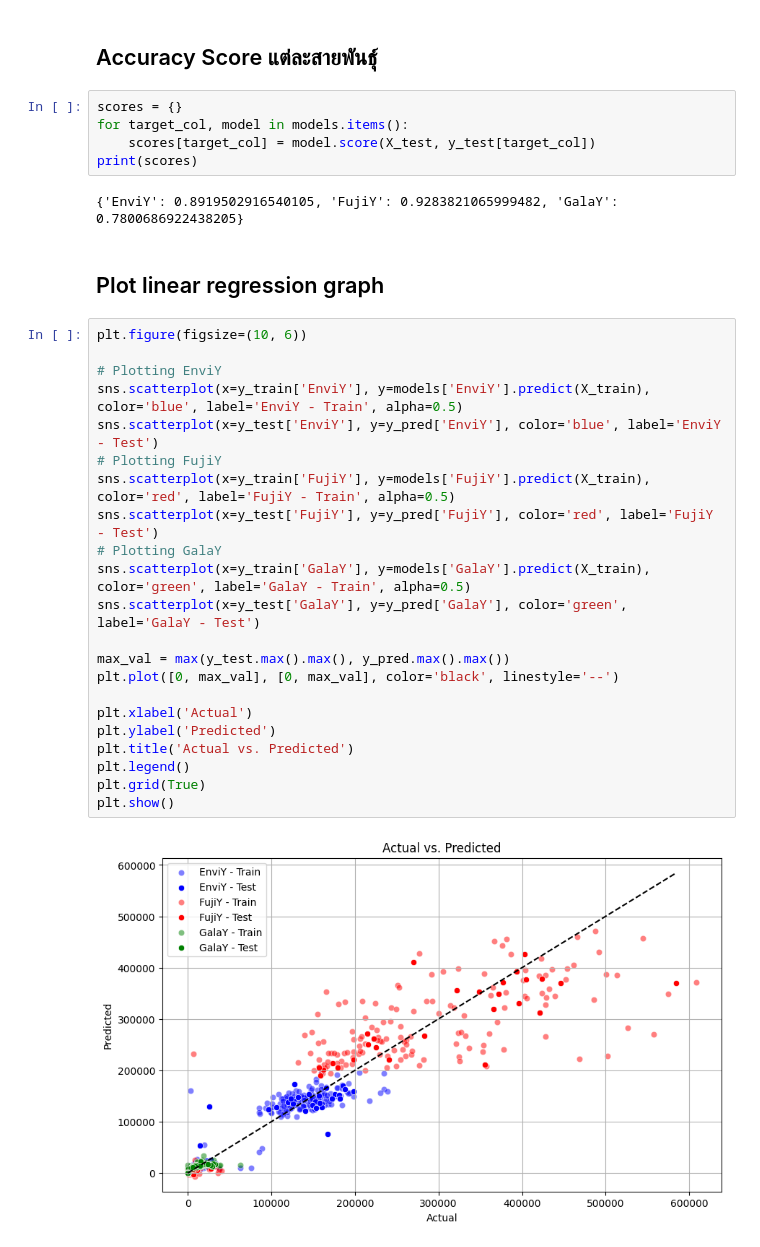
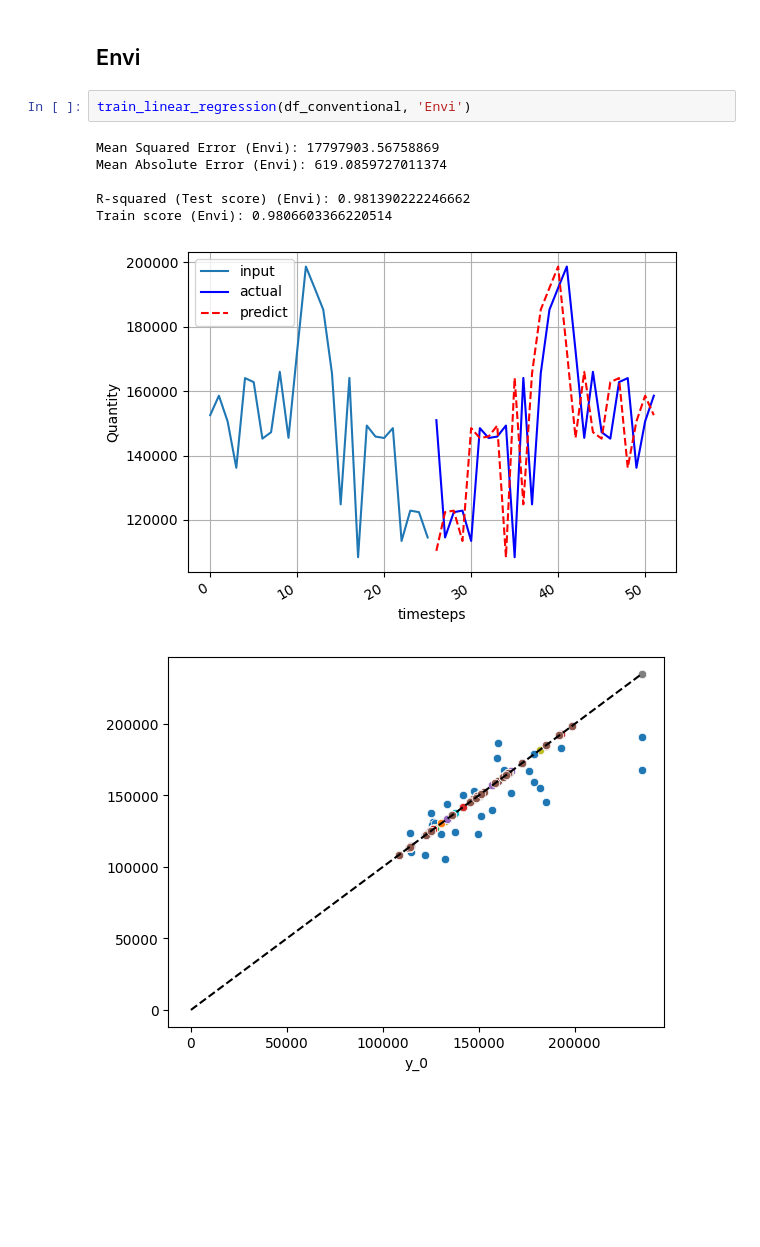
Before and after one commit to xssxx/project-ai, a Jupyter notebook: linear_regression.ipynb, the cells around one changed output. Saved outputs shown, nothing was run; the diff lists cells and outputs as text; blank space fills up the shorter version.

```diff
--- a/linear_regression.ipynb
+++ b/linear_regression.ipynb
@@ -73,35 +74,12 @@ R-squared (R²): 0.8668003634992597
-# %% [markdown]
-## Accuracy Score แต่ละสายพันธุ์
-# %%
-scores = {}
-for target_col, model in models.items():
-    scores[target_col] = model.score(X_test, y_test[target_col])
-print(scores)
-# %% [output]
-{'EnviY': 0.8919502916540105, 'FujiY': 0.9283821065999482, 'GalaY': 0.7800686922438205}
-# %% [markdown]
-## Plot linear regression graph
-# %%
-plt.figure(figsize=(10, 6))
-
-# Plotting EnviY
-sns.scatterplot(x=y_train['EnviY'], y=models['EnviY'].predict(X_train), color='blue', label='EnviY - Train', alpha=0.5)
-sns.scatterplot(x=y_test['EnviY'], y=y_pred['EnviY'], color='blue', label='EnviY - Test')
-# Plotting FujiY
-sns.scatterplot(x=y_train['FujiY'], y=models['FujiY'].predict(X_train), color='red', label='FujiY - Train', alpha=0.5)
-sns.scatterplot(x=y_test['FujiY'], y=y_pred['FujiY'], color='red', label='FujiY - Test')
-# Plotting GalaY
-sns.scatterplot(x=y_train['GalaY'], y=models['GalaY'].predict(X_train), color='green', label='GalaY - Train', alpha=0.5)
-sns.scatterplot(x=y_test['GalaY'], y=y_pred['GalaY'], color='green', label='GalaY - Test')
-
-max_val = max(y_test.max().max(), y_pred.max().max())
-plt.plot([0, max_val], [0, max_val], color='black', linestyle='--')
-
-plt.xlabel('Actual')
-plt.ylabel('Predicted')
-plt.title('Actual vs. Predicted')
-plt.legend()
-plt.grid(True)
-plt.show()
-# %% [output]
-[figure, removed]
+# %% [markdown]
+## Envi
+# %%
+train_linear_regression(df_conventional, 'Envi')
+# %% [output]
+Mean Squared Error (Envi): 17797903.56758869
+Mean Absolute Error (Envi): 619.0859727011374
+
+R-squared (Test score) (Envi): 0.981390222246662
+Train score (Envi): 0.9806603366220514
+[figure, added]
+[figure, added]
```
Also changed, not shown: parts of 25 cells of this notebook, 10 other files.
